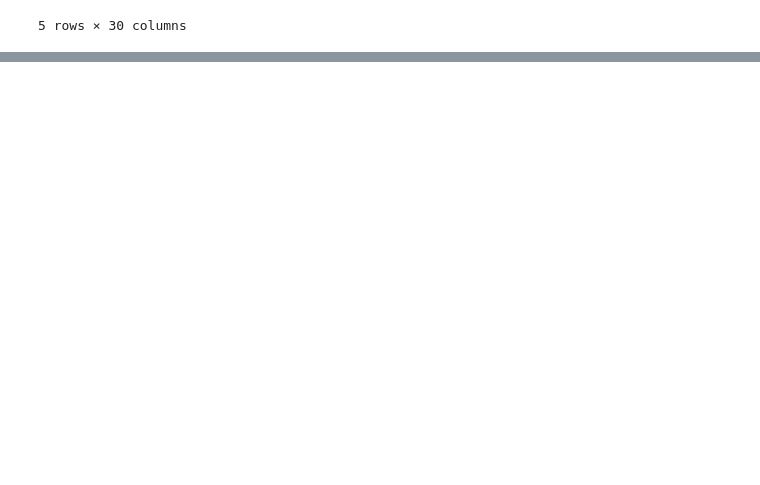
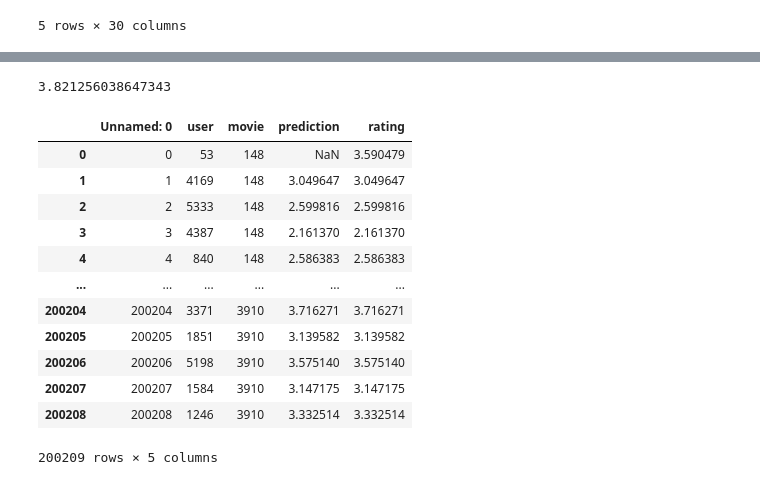
Before and after one commit to branlindsey/movie_recommender, a Jupyter notebook: knn.ipynb, the cells around one changed output, grey strips where cells are left out. Cells and saved outputs as stored; diff of their text form; code cells hidden in the pictures; blank space fills up the shorter version.

```diff
--- a/knn.ipynb
+++ b/knn.ipynb
@@ -173 +155,5 @@ for user, movie in zip(user_arr, movie_arr):
+# %%
+find_final_rating(1875, 3793)
+# %% [output]
+3.821256038647343
 # %%
@@ -176,0 +163,18 @@ fake_test
+# %%
+# Load Results to Fill NA Predictions
+data = pd.read_csv('cleaned_data/results.csv')
+data
+# %% [output]
+|  | Unnamed: 0 | user | movie | prediction | rating |
+| 0 | 0 | 53 | 148 | NaN | 3.590479 |
+| 1 | 1 | 4169 | 148 | 3.049647 | 3.049647 |
+| 2 | 2 | 5333 | 148 | 2.599816 | 2.599816 |
+| 3 | 3 | 4387 | 148 | 2.161370 | 2.161370 |
+| 4 | 4 | 840 | 148 | 2.586383 | 2.586383 |
+| ... | ... | ... | ... | ... | ... |
+| 200204 | 200204 | 3371 | 3910 | 3.716271 | 3.716271 |
+| 200205 | 200205 | 1851 | 3910 | 3.139582 | 3.139582 |
+| 200206 | 200206 | 5198 | 3910 | 3.575140 | 3.575140 |
+| 200207 | 200207 | 1584 | 3910 | 3.147175 | 3.147175 |
+| 200208 | 200208 | 1246 | 3910 | 3.332514 | 3.332514 |
+200209 rows × 5 columns
```
Also changed, not shown: parts of 12 cells of this notebook, 8 other files.
